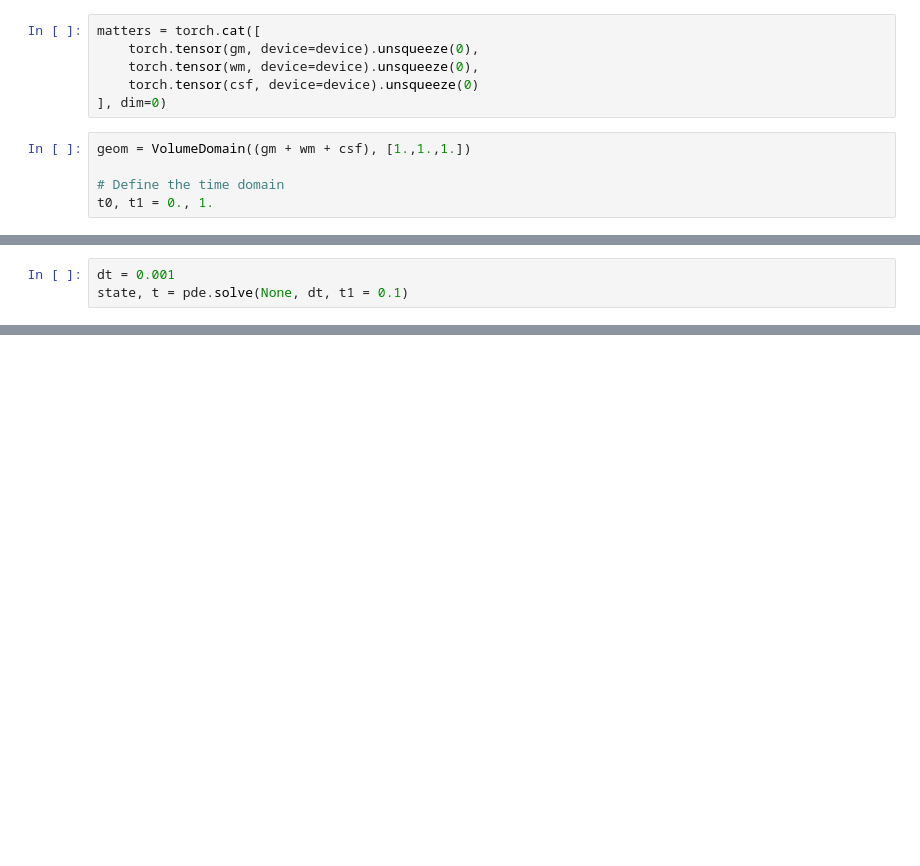
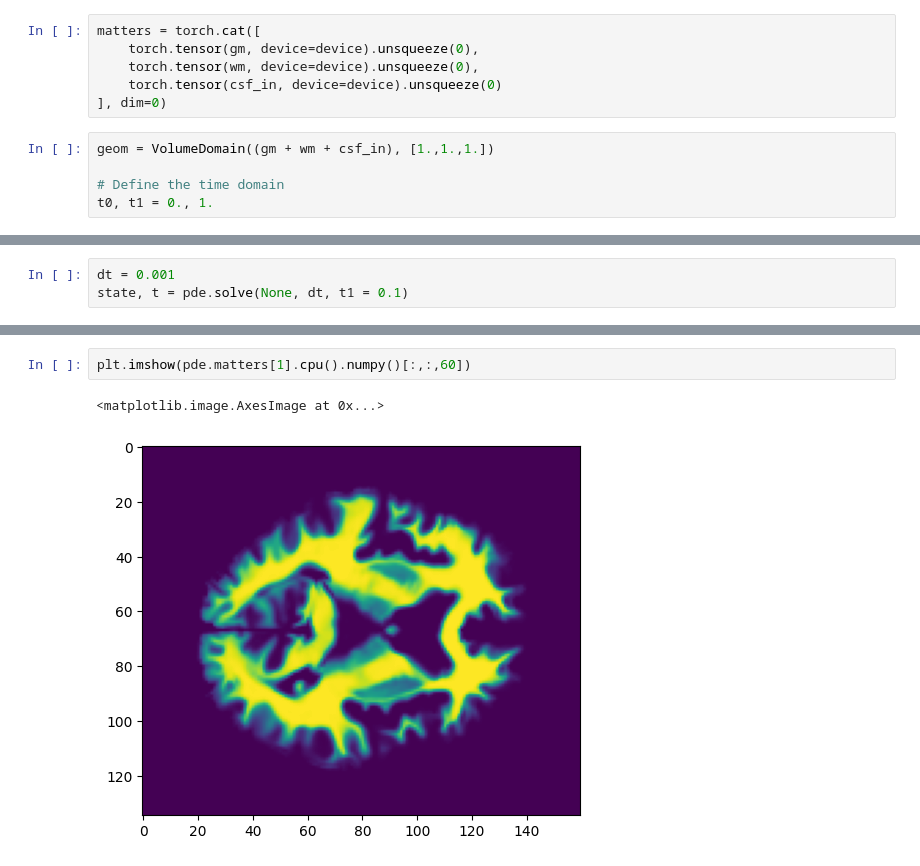
Before and after one commit to mynanshan/TumorPDE, a Jupyter notebook: examples/patient-reconstruct/patient-fd-deform.ipynb, the cells around one changed output, grey strips where cells are left out. Cells and saved outputs as stored; diff of their text form; blank space fills up the shorter version.

```diff
--- a/examples/patient-reconstruct/patient-fd-deform.ipynb
+++ b/examples/patient-reconstruct/patient-fd-deform.ipynb
@@ -112,10 +146,10 @@ del data
 matters = torch.cat([
     torch.tensor(gm, device=device).unsqueeze(0),
     torch.tensor(wm, device=device).unsqueeze(0),
-    torch.tensor(csf, device=device).unsqueeze(0)
+    torch.tensor(csf_in, device=device).unsqueeze(0)
 ], dim=0)
 # %%
-geom = VolumeDomain((gm + wm + csf), [1.,1.,1.])
+geom = VolumeDomain((gm + wm + csf_in), [1.,1.,1.])
 
 # Define the time domain
 t0, t1 = 0., 1.
@@ -157,0 +207,5 @@ _vis_brain_scan(state.tumor_density.detach().cpu().numpy(),
+# %%
+plt.imshow(pde.matters[1].cpu().numpy()[:,:,60])
+# %% [output]
+<matplotlib.image.AxesImage at 0x...>
+[figure, added]
```
Also changed, not shown: parts of 16 cells of this notebook, 1 other file.
